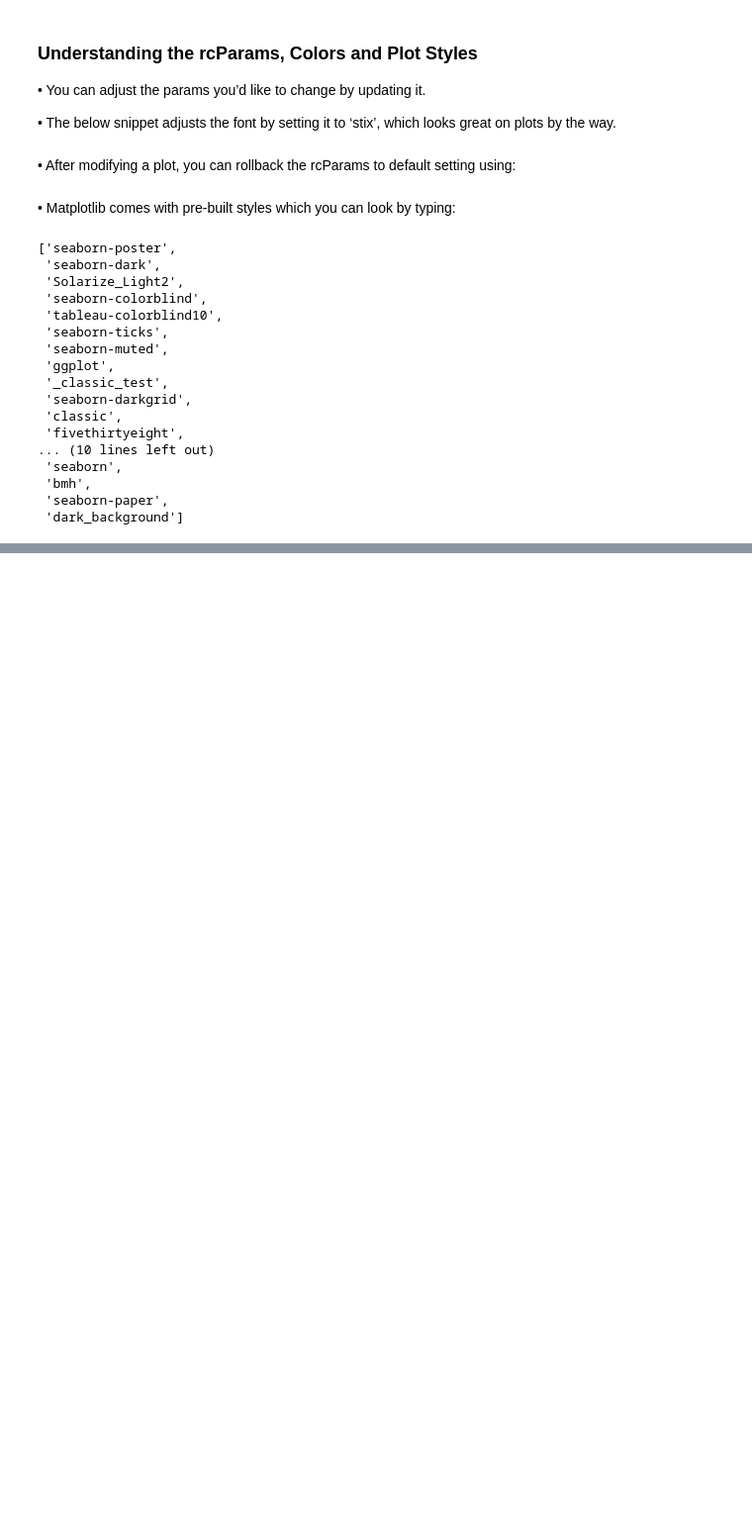
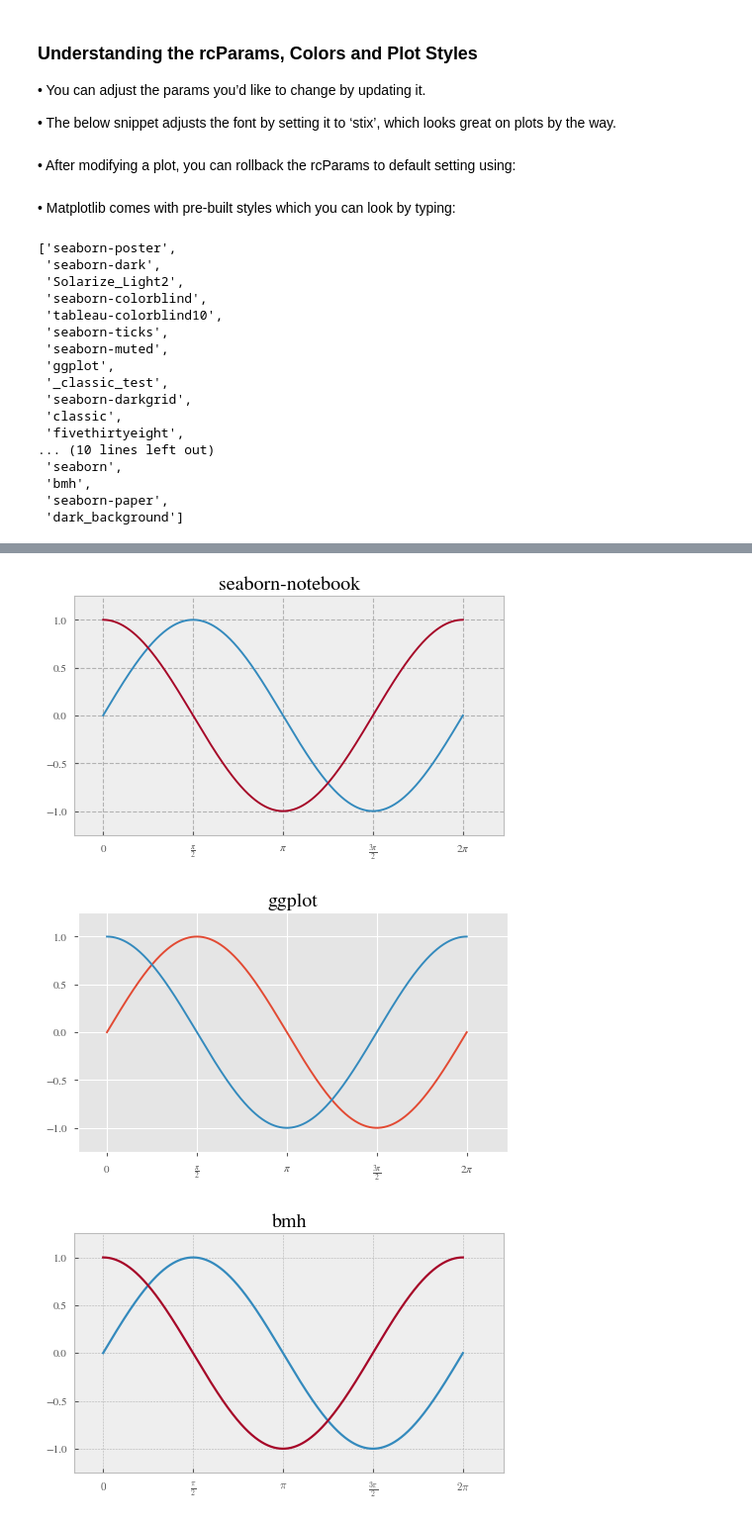
Before and after one commit to rajesh1994/python_excercise_programiz, a Jupyter notebook: python/11_matplotlib/machinelearningplus/6. Understanding the rcParams, Colors and Plot Styles.ipynb, the cells around one changed output, grey strips where cells are left out. Shown: that part at 99% size. Cells and saved outputs as stored; diff of their text form; code cells hidden in the pictures; blank space fills up the shorter version.

Commit message:
Understanding the rcParams, Colors and Plot Styles.ipynb - Created

```diff
--- a/python/11_matplotlib/machinelearningplus/6. Understanding the rcParams, Colors and Plot Styles.ipynb
+++ b/python/11_matplotlib/machinelearningplus/6. Understanding the rcParams, Colors and Plot Styles.ipynb
@@ -64,0 +59,21 @@ def plot_sine_cosine_wave(style = 'ggplot'):
+# %%
+import matplotlib as mpl
+mpl.rcParams.update({'font.size': 18, 'font.family': 'STIXGeneral', 'mathtext.fontset': 'stix'})
+
+def plot_sine_cosine_wave(style='ggplot'):
+    plt.style.use(style)
+    plt.figure(figsize=(7,4), dpi=80)
+    X = np.linspace(0,2*np.pi,1000)
+    plt.plot(X,np.sin(X)); plt.plot(X,np.cos(X))
+    plt.xticks(ticks=np.arange(0, 440/57.2985, 90/57.2985), labels = [r'$0$',r'$\frac{\pi}{2}$',r'$\pi$',r'$\frac{3\pi}{2}$',r'$2\pi$'])  # 1 radian = 57.2985 degrees
+    plt.gca().set(ylim=(-1.25, 1.25), xlim=(-.5, 7))
+    plt.title(style, fontsize=18)
+    plt.show()
+
+plot_sine_cosine_wave('seaborn-notebook')
+plot_sine_cosine_wave('ggplot')
+plot_sine_cosine_wave('bmh')
+# %% [output]
+[figure, added]
+[figure, added]
+[figure, added]
```
Also changed, not shown: parts of 2 cells of this notebook.
